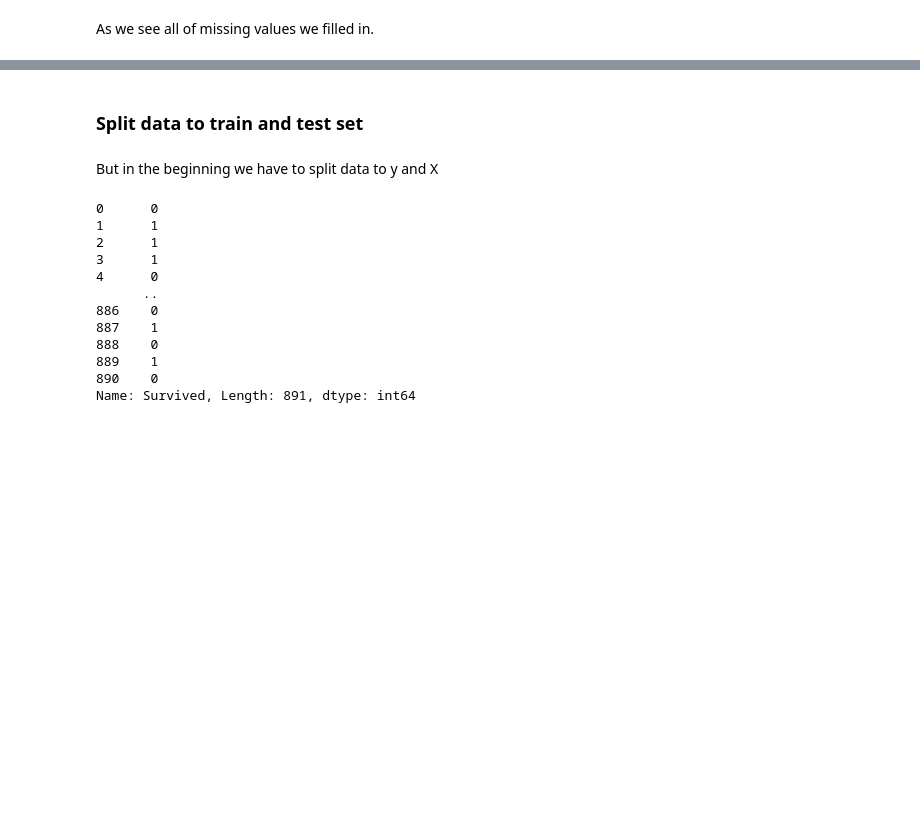
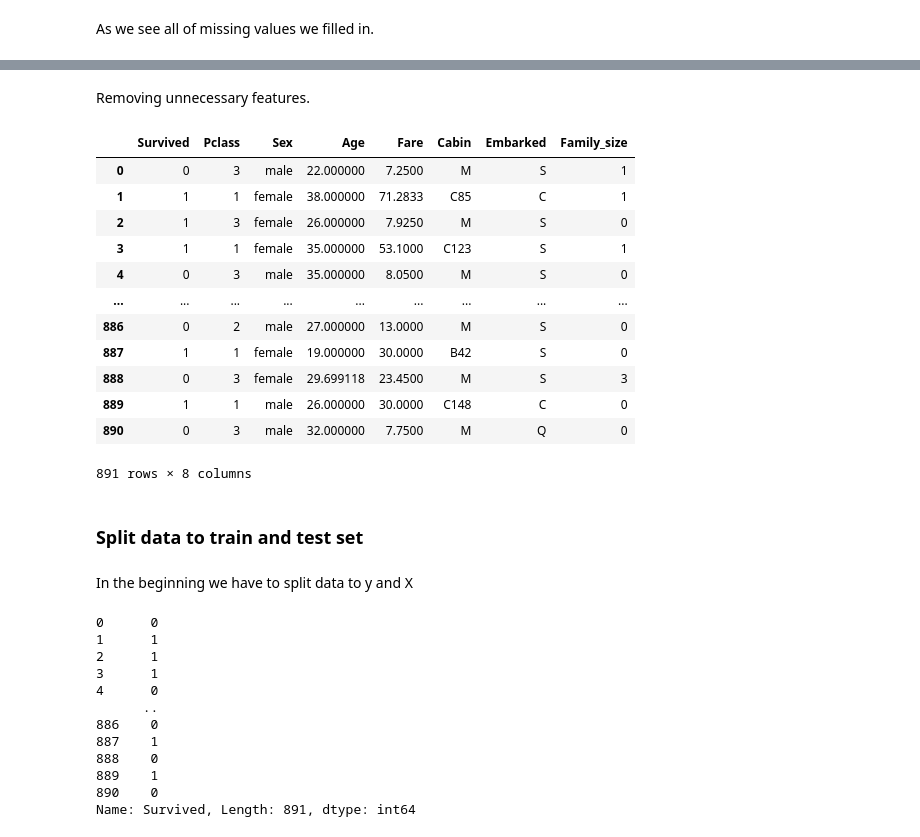
Before and after one commit to Softwareify/TitanicWebAI, a Jupyter notebook: ai/main.ipynb, the cells around one changed output, grey strips where cells are left out. Cells and saved outputs as stored; diff of their text form; code cells hidden in the pictures; blank space fills up the shorter version.

Commit message:
feat(ai): Added new feature and removed unnecessary features.

```diff
--- a/ai/main.ipynb
+++ b/ai/main.ipynb
@@ -173,7 +195,26 @@ As we see all of missing values we filled in.
+# %% [markdown]
+Removing unnecessary features.
+# %%
+titanic_data_update.drop(["SibSp", "Parch"], inplace=True, axis=1)
+titanic_data_update
+# %% [output]
+|  | Survived | Pclass | Sex | Age | Fare | Cabin | Embarked | Family_size |
+| 0 | 0 | 3 | male | 22.000000 | 7.2500 | M | S | 1 |
+| 1 | 1 | 1 | female | 38.000000 | 71.2833 | C85 | C | 1 |
+| 2 | 1 | 3 | female | 26.000000 | 7.9250 | M | S | 0 |
+| 3 | 1 | 1 | female | 35.000000 | 53.1000 | C123 | S | 1 |
+| 4 | 0 | 3 | male | 35.000000 | 8.0500 | M | S | 0 |
+| ... | ... | ... | ... | ... | ... | ... | ... | ... |
+| 886 | 0 | 2 | male | 27.000000 | 13.0000 | M | S | 0 |
+| 887 | 1 | 1 | female | 19.000000 | 30.0000 | B42 | S | 0 |
+| 888 | 0 | 3 | female | 29.699118 | 23.4500 | M | S | 3 |
+| 889 | 1 | 1 | male | 26.000000 | 30.0000 | C148 | C | 0 |
+| 890 | 0 | 3 | male | 32.000000 | 7.7500 | M | Q | 0 |
+891 rows × 8 columns
 # %% [markdown]
 ### Split data to train and test set
 # %% [markdown]
-But in the beginning we have to split data to y and X
+In the beginning we have to split data to y and X
 # %%
 y_full = titanic_data_update["Survived"]
 print(y_full)
```
Also changed, not shown: parts of 8 cells of this notebook.
